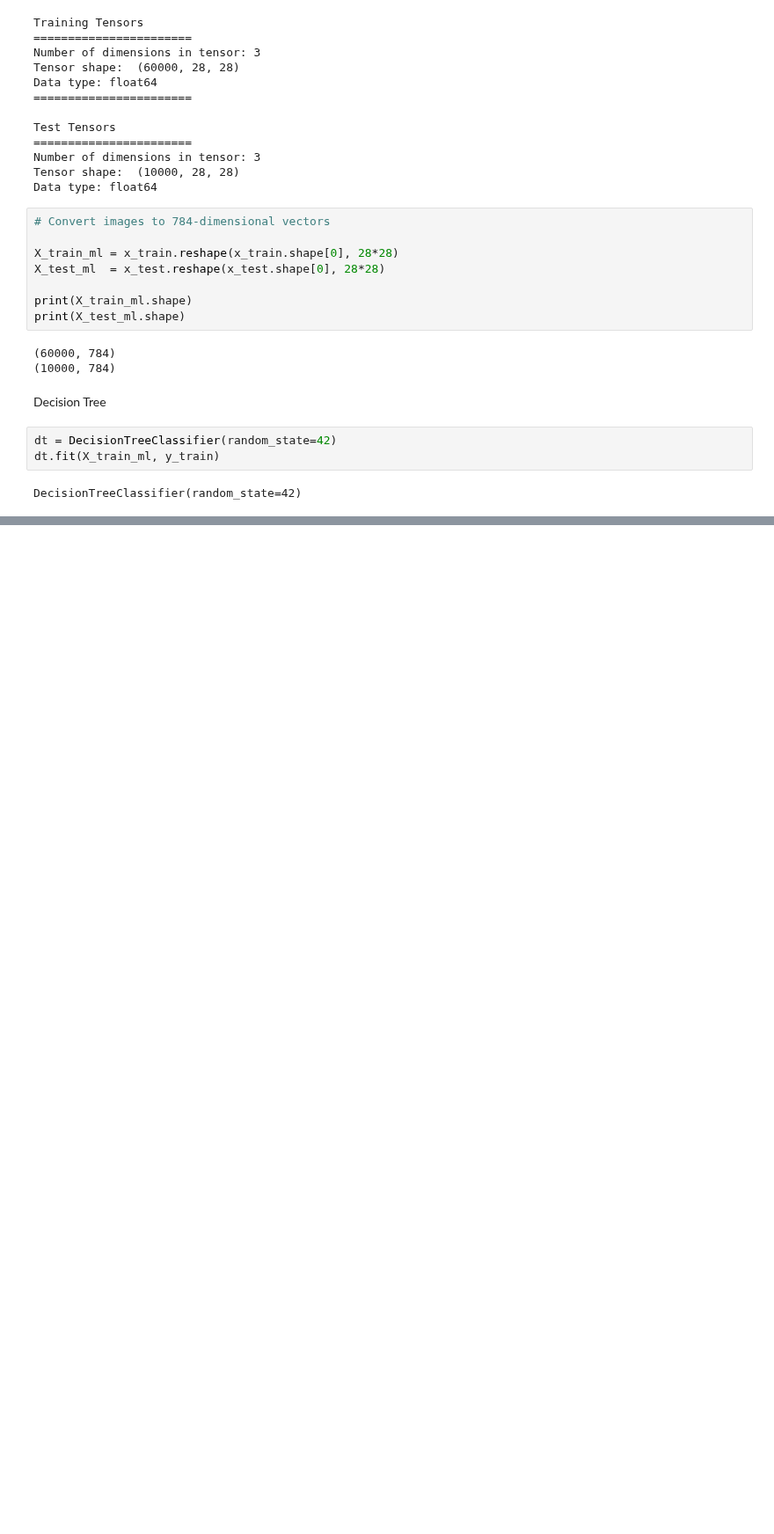
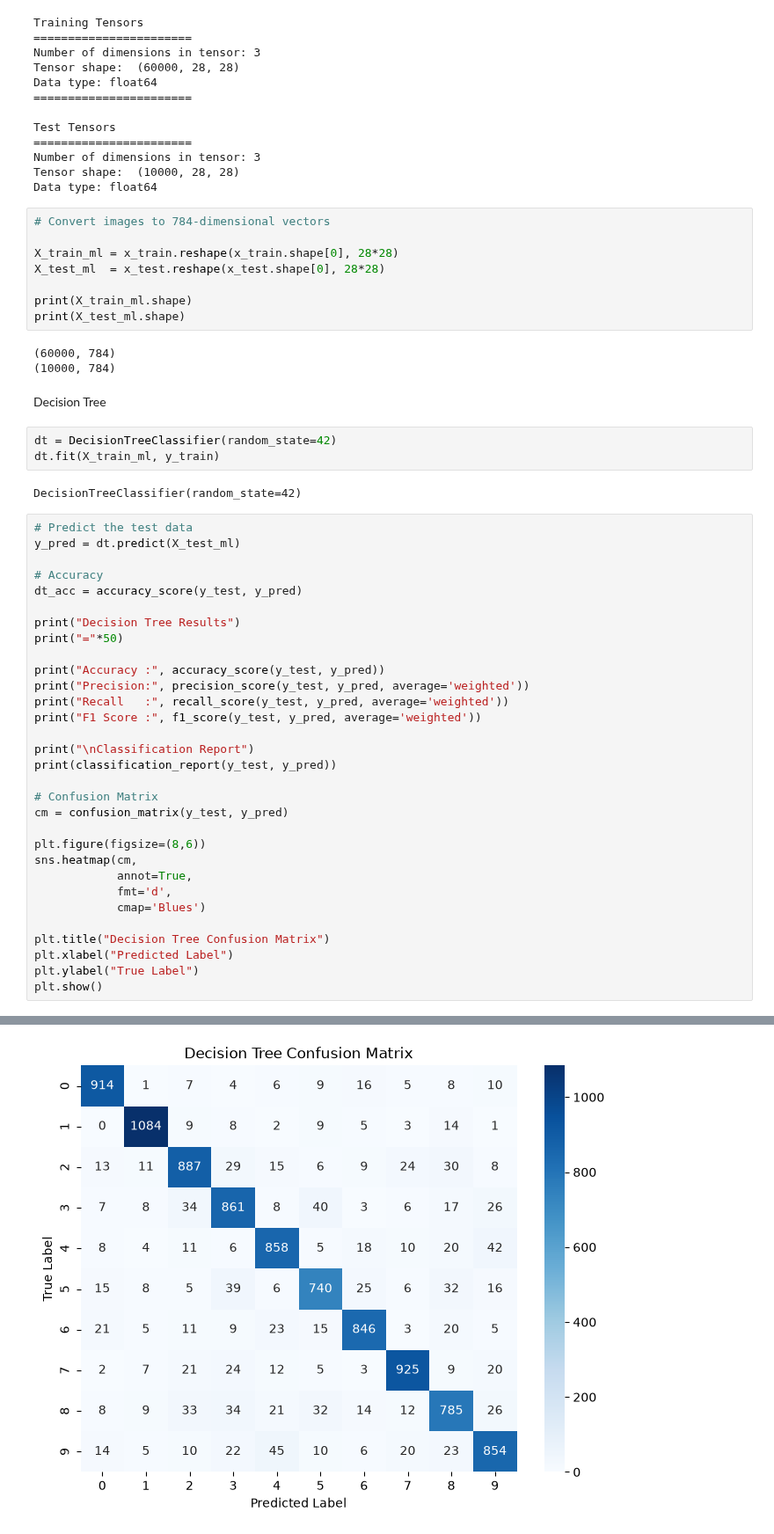
Before and after one commit to sudarshanchaudhari05/Placement-Prep, a Jupyter notebook: Machine learing and computer vison/Lab 2/26-27_MLCV_Expt_2_Classification.ipynb, the cells around one changed output, grey strips where cells are left out. Shown at 88% size. Saved outputs shown, nothing was run; the diff lists cells and outputs as text; blank space fills up the shorter version.

```diff
--- a/Machine learing and computer vison/Lab 2/26-27_MLCV_Expt_2_Classification.ipynb
+++ b/Machine learing and computer vison/Lab 2/26-27_MLCV_Expt_2_Classification.ipynb
@@ -146,3 +146,35 @@ dt = DecisionTreeClassifier(random_state=42)
 dt.fit(X_train_ml, y_train)
 # %% [output]
 DecisionTreeClassifier(random_state=42)
+# %%
+# Predict the test data
+y_pred = dt.predict(X_test_ml)
+
+# Accuracy
+dt_acc = accuracy_score(y_test, y_pred)
+
+print("Decision Tree Results")
+print("="*50)
+
+print("Accuracy :", accuracy_score(y_test, y_pred))
+print("Precision:", precision_score(y_test, y_pred, average='weighted'))
+print("Recall   :", recall_score(y_test, y_pred, average='weighted'))
+print("F1 Score :", f1_score(y_test, y_pred, average='weighted'))
+
+print("\nClassification Report")
+print(classification_report(y_test, y_pred))
+
+# Confusion Matrix
+cm = confusion_matrix(y_test, y_pred)
+
+plt.figure(figsize=(8,6))
+sns.heatmap(cm,
+            annot=True,
+            fmt='d',
+            cmap='Blues')
+
+plt.title("Decision Tree Confusion Matrix")
+plt.xlabel("Predicted Label")
+plt.ylabel("True Label")
+plt.show()
+# %% [output]
@@ -148,0 +198 @@ DecisionTreeClassifier(random_state=42)
+[figure, added]
```
Also changed, not shown: parts of 33 cells of this notebook, 1 other file.
